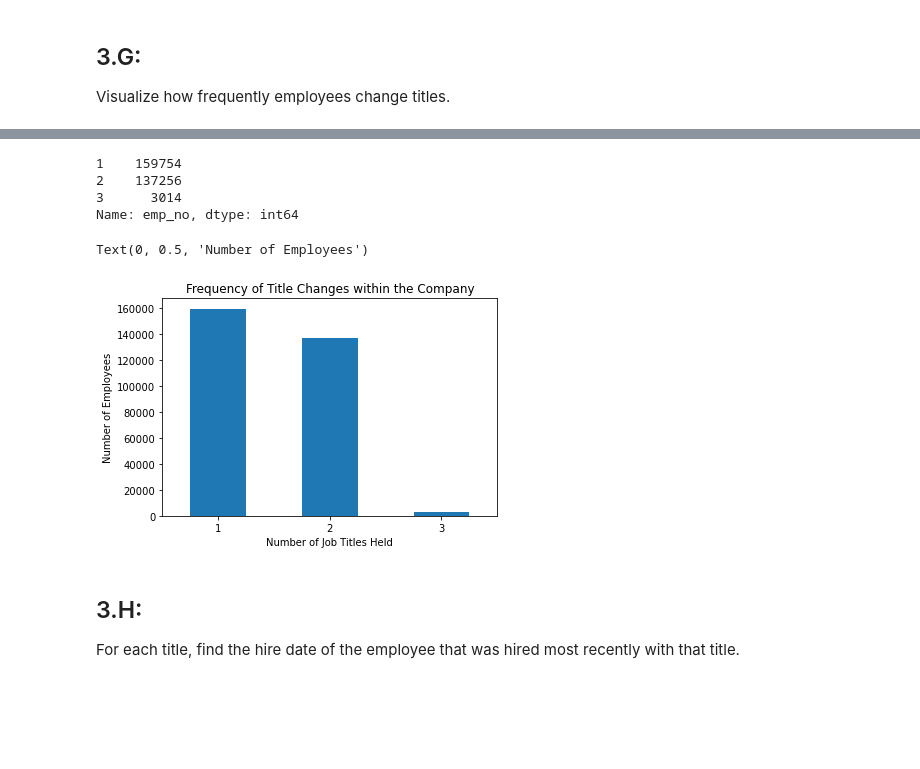
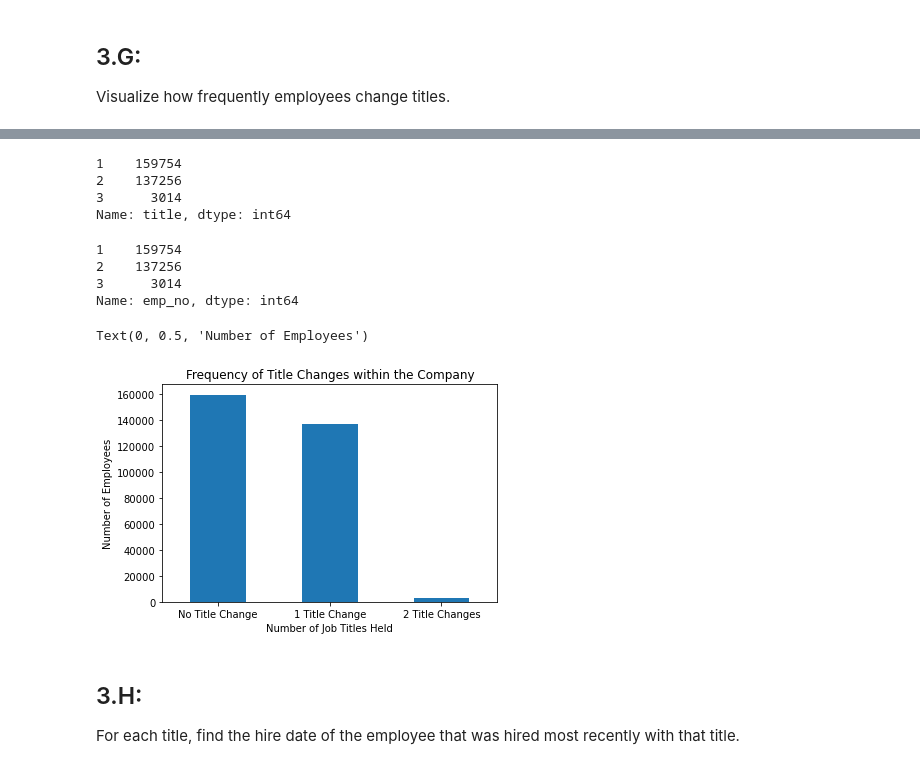
Before and after one commit to o0amandagomez0o/numpy-pandas-visualization-exercises, a Jupyter notebook: advanced_dataframes.ipynb, the cells around one changed output, grey strips where cells are left out. Saved outputs shown, nothing was run; the diff lists cells and outputs as text; code cells hidden in the pictures; blank space fills up the shorter version.

```diff
--- a/advanced_dataframes.ipynb
+++ b/advanced_dataframes.ipynb
@@ -301,7 +394,7 @@ titles.emp_no.count()
 ## 3.F:
 Join the `employees` and `titles` dataframes together.
 # %%
-emp_title = pd.merge(employees, titles)
+emp_title = pd.merge(employees, titles, on='emp_no')
 emp_title.head()
 #rows: employee's demographics over a prd of time
 # %% [output]
@@ -317,3 +426,10 @@ Visualize how frequently employees change titles.
+# %%
+emp_title.groupby('emp_no').title.count().value_counts()
+# %% [output]
+1    159754
+2    137256
+3      3014
+Name: title, dtype: int64
 # %%
 #value_counts = freq
 emp_title.emp_no.value_counts().value_counts()
@@ -325,16 +441,17 @@ Name: emp_no, dtype: int64
 # %%
 import matplotlib.pyplot as plt
 
 emp_title.emp_no.value_counts().value_counts().plot.bar()
 
-plt.xticks(rotation=360)
+plt.xticks(rotation=360, ticks = [0, 1, 2], labels = ['No Title Change', '1 Title Change', '2 Title Changes'])
+
 
 plt.title('Frequency of Title Changes within the Company')
 plt.xlabel('Number of Job Titles Held')
 plt.ylabel('Number of Employees')
 # %% [output]
 Text(0, 0.5, 'Number of Employees')
-[figure, old version]
+[figure, new version]
 # %% [markdown]
 ## 3.H:
 For each title, find the hire date of the employee that was hired most recently with that title.
```
Also changed, not shown: parts of 19 cells of this notebook, 13 other files.
